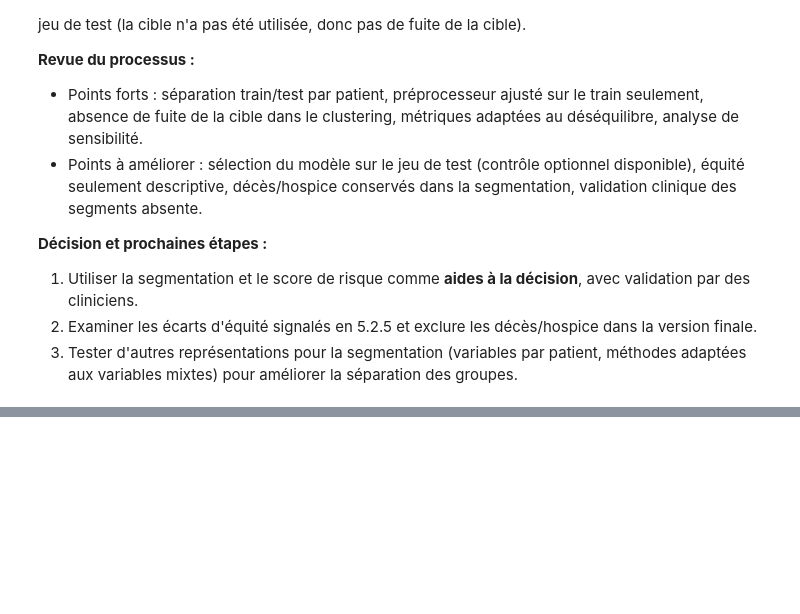
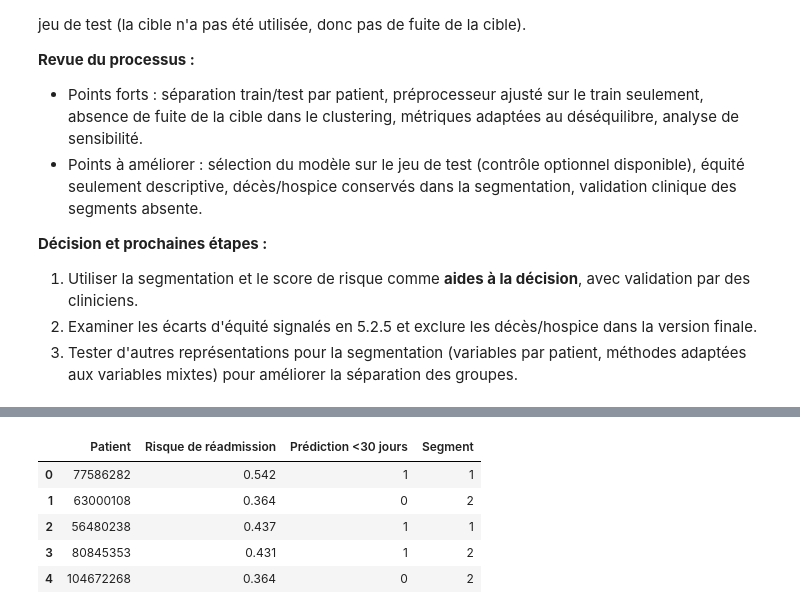
Before and after one commit to AlaKh09/Mentalist, a Jupyter notebook: mentalist_part2.ipynb, the cells around one changed output, grey strips where cells are left out. Cells and saved outputs as stored; diff of their text form; code cells hidden in the pictures; blank space fills up the shorter version.

```diff
--- a/mentalist_part2.ipynb
+++ b/mentalist_part2.ipynb
@@ -3775,0 +3921,90 @@ Recall global (test) : 0.807
+# %%
+# Simulation du déploiement sur 5 séjours du jeu de test
+
+# Sélection de 5 séjours
+X_new = X_test.head(5).copy()
+
+# Identifiants patients conservés séparément dans groups_test
+patient_ids = groups_test.loc[X_new.index].values
+
+# =========================================================
+# 1. CLASSIFICATION : prédiction de la réadmission
+# =========================================================
+
+# Copie des données
+X_new_class = X_new.copy()
+
+# Même transformation de la variable age
+X_new_class["age"] = X_new_class["age"].map(age_mapping)
+
+# Même prétraitement que lors de l'entraînement
+X_new_class_transformed = preprocessor_classification.transform(
+    X_new_class
+)
+
+# Le Gradient Boosting utilise une matrice dense
+if best_name == "Gradient Boosting":
+    X_new_class_input = X_new_class_transformed.toarray()
+else:
+    X_new_class_input = X_new_class_transformed
+
+# Modèle final retenu
+model_final = models[best_name]
+
+# Probabilité de réadmission < 30 jours
+risk_score = model_final.predict_proba(
+    X_new_class_input
+)[:, 1]
+
+# Application du seuil retenu lors de l'évaluation
+risk_prediction = (risk_score >= best_thr).astype(int)
+
+# =========================================================
+# 2. CLUSTERING : identification du segment
+# =========================================================
+
+X_new_seg = X_new.copy()
+
+# Transformation de age
+X_new_seg["age"] = X_new_seg["age"].map(age_mapping)
+
+# Prétraitement de segmentation
+X_new_seg_transformed = preprocessor_segmentation.transform(
+    X_new_seg
+)
+
+# Conversion en matrice dense
+if hasattr(X_new_seg_transformed, "toarray"):
+    X_new_seg_dense = X_new_seg_transformed.toarray()
+else:
+    X_new_seg_dense = X_new_seg_transformed
+
+# Application de la PCA déjà entraînée
+X_new_seg_pca = pca.transform(
+    X_new_seg_dense
+)
+
+# Attribution du cluster
+cluster_prediction = kmeans_final.predict(
+    X_new_seg_pca
+)
+
+# =========================================================
+# 3. RESULTATS DU DEPLOIEMENT
+# =========================================================
+
+deployment_results = pd.DataFrame({
+    "Patient": patient_ids,
+    "Risque de réadmission": np.round(risk_score, 3),
+    "Prédiction <30 jours": risk_prediction,
+    "Segment": cluster_prediction
+})
+
+display(deployment_results)
+# %% [output]
+|  | Patient | Risque de réadmission | Prédiction <30 jours | Segment |
+| 0 | 77586282 | 0.542 | 1 | 1 |
+| 1 | 63000108 | 0.364 | 0 | 2 |
+| 2 | 56480238 | 0.437 | 1 | 1 |
+| 3 | 80845353 | 0.431 | 1 | 2 |
+| 4 | 104672268 | 0.364 | 0 | 2 |
```
Also changed, not shown: parts of 12 cells of this notebook.
